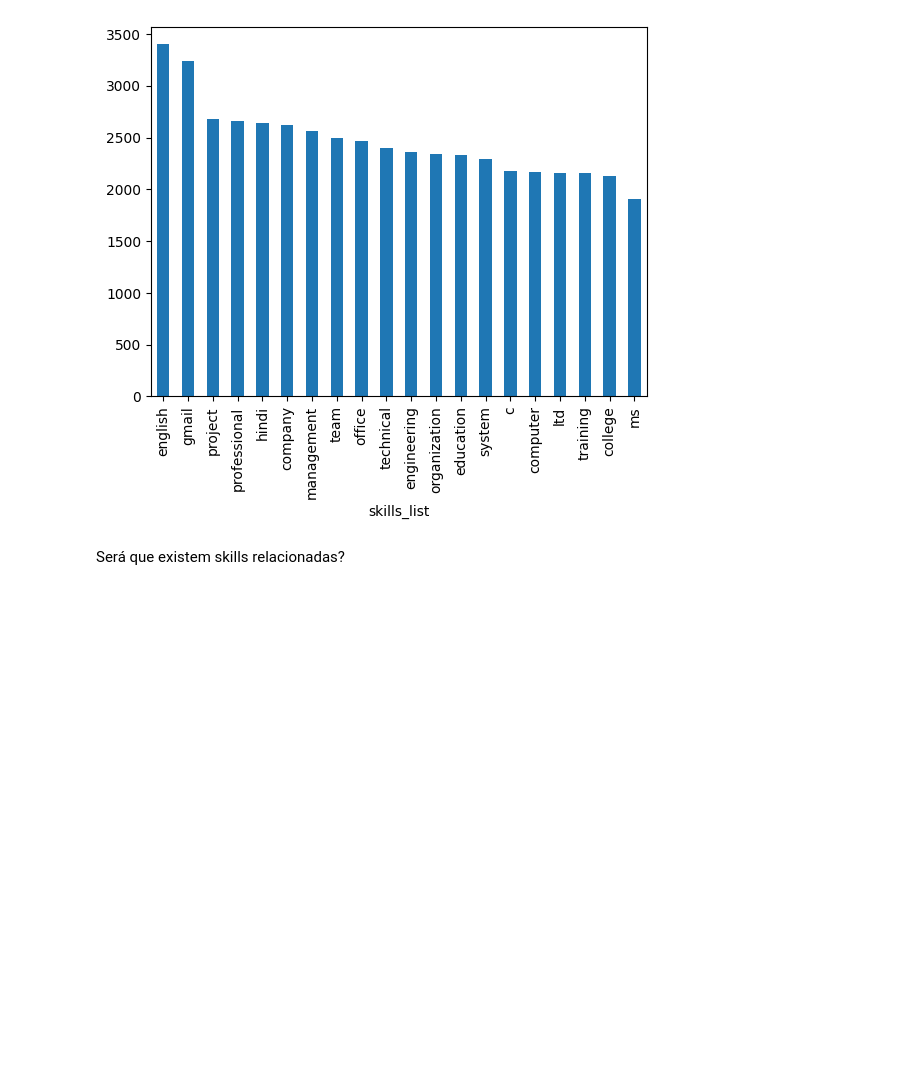
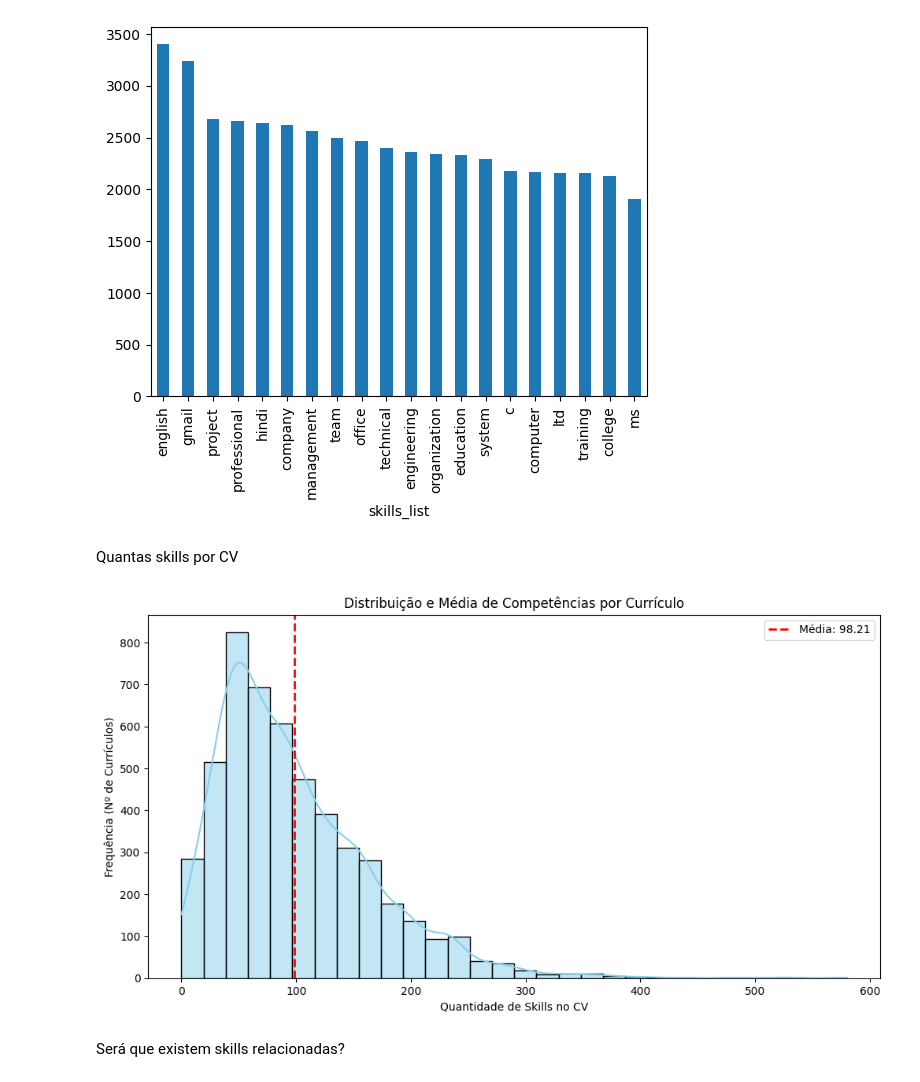
Before and after one commit to danielpiresribeiro123-code/cv_analyser_research, a Jupyter notebook: EDA_raw.ipynb, the cells around one changed output. Saved outputs shown, nothing was run; the diff lists cells and outputs as text; code cells hidden in the pictures; blank space fills up the shorter version.

```diff
--- a/EDA_raw.ipynb
+++ b/EDA_raw.ipynb
@@ -338,6 +338,25 @@ debugging skills         1
 Name: count, Length: 12569, dtype: int64
 <Axes: xlabel='skills_list'>
 [figure]
+# %% [markdown]
+Quantas skills por CV
+# %%
+
+
+df_skills['n_skills'] = df_skills['skills_list'].apply(len)
+media_skills = df_skills['n_skills'].mean()
+
+plt.figure(figsize=(12, 6))
+sns.histplot(df_skills['n_skills'], bins=30, kde=True, color='skyblue')
+plt.axvline(media_skills, color='red', linestyle='--', linewidth=2, label=f'Média: {media_skills:.2f}')
+
+plt.title('Distribuição e Média de Competências por Currículo')
+plt.xlabel('Quantidade de Skills no CV')
+plt.ylabel('Frequência (Nº de Currículos)')
+plt.legend()
+plt.show()
+# %% [output]
+[figure, added]
 # %% [markdown]
 Será que existem skills relacionadas?
 # %%
```
Also changed, not shown: parts of 6 cells of this notebook.
